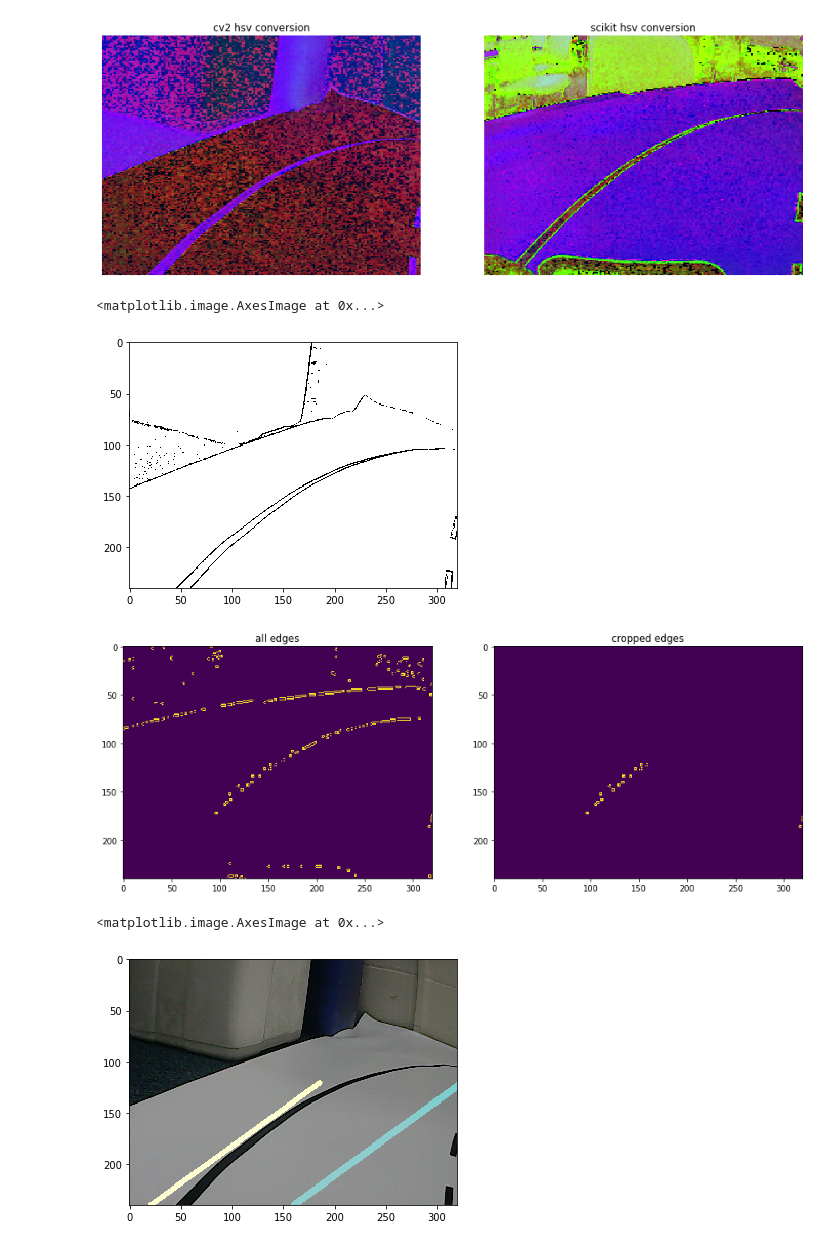
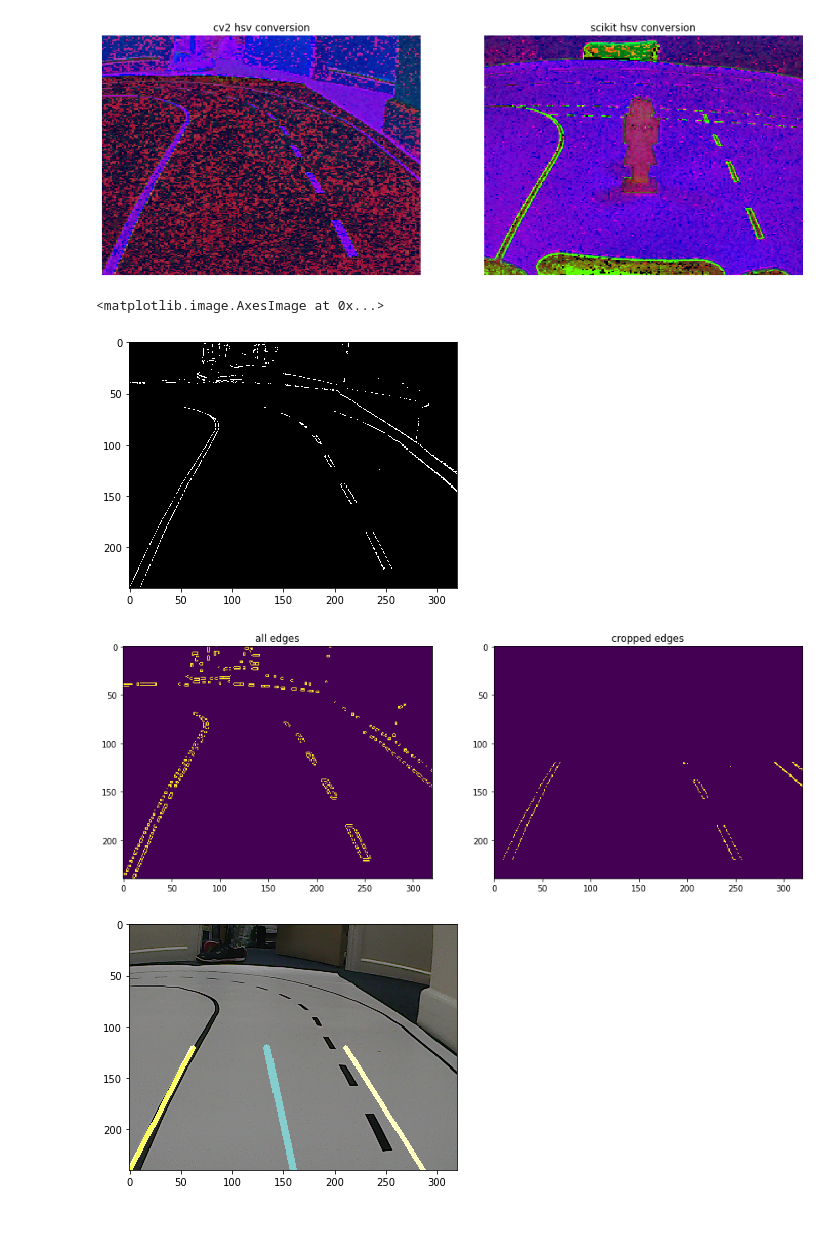
Before and after one commit to Siokhan/Self-Driving-Car, a Jupyter notebook: Scripts/Sio/Image_filtering.ipynb, the cells around one changed output. Saved outputs shown, nothing was run; the diff lists cells and outputs as text; code cells hidden in the pictures.

```diff
--- a/Scripts/Sio/Image_filtering.ipynb
+++ b/Scripts/Sio/Image_filtering.ipynb
@@ -7,9 +7,10 @@ from skimage.color import rgb2gray, gray2rgb, rgb2hsv
 #loading an image and displaying with human, getting good example from our data
 #working first on human detection, to help NN
 #master pic is from human_stopped data: 1583246765305_90_0.png
-data_dir_human = '../../Data/captureOVAL2-28_02_2020/1582901296132_110_35.png'
-data_dir_test = '../../Data/training_data/training_data/127.png'
+data_dir_human = '../../Data/human_stopped_data/1583246765305_90_0.png'
+data_dir_test = '../../Data/training_data/training_data/294.png'
 image_original = io.imread(data_dir_human)
+
 image = exposure.equalize_adapthist(image_original)
 test_image_original = io.imread(data_dir_test)
 test_image = exposure.equalize_adapthist(test_image_original)
@@ -98,24 +125,28 @@ test = rgb2hsv(image)
 hsv = cv2.cvtColor(~test_image_original, cv2.COLOR_BGR2HSV)
 sio.double_figure(15, 13, hsv, test, 'cv2 hsv conversion', 'scikit hsv conversion')
 plt.show()
+#io.imsave('hsv_conversion.png', hsv)
 # %% [output]
-[figure, old version]
+[figure, new version]
 # %%
 #isolate the lanes
-lower_black = np.array([0, 0, 0])
-upper_black = np.array([180, 255, 250])
+lower_black = np.array([0, 0, 253])
+upper_black = np.array([180, 255, 255])
 mask = cv2.inRange(hsv, lower_black, upper_black)
+edged = cv2.Canny(mask, 200, 400)
 io.imshow(mask)
+#io.imsave('lane_edges.png', mask)
 # %% [output]
 <matplotlib.image.AxesImage at 0x...>
-[figure, old version]
+[figure, new version]
 # %%
-edges = sio.detect_edges(image_original)
-roi = sio.region_of_interest(edges)
+edges = sio.detect_edges(test_image_original)
+roi = sio.region_of_interest(mask)
 sio.double_figure(15, 13, edges, roi, 'all edges', 'cropped edges', share_axis=False, axis='on')
 plt.show()
+#io.imsave('cropped_lane_edges.png', roi)
 # %% [output]
-[figure, old version]
+[figure, new version]
 # %%
 #line_segments = sio.detect_line_segments(roi)
 lane_lines = sio.detect_lane(test_image_original)
@@ -123,9 +154,9 @@ steering_angle = sio.compute_steering_angle(test_image_original, lane_lines)
 lane_lines_image = sio.display_heading_line(test_image_original, steering_angle)
 lane_lines_image = sio.display_lines(lane_lines_image, lane_lines)
 io.imshow(lane_lines_image)
+io.imsave('displayed_lines2.png', lane_lines_image)
 # %% [output]
-<matplotlib.image.AxesImage at 0x...>
-[figure, old version]
+[figure, new version]
 # %%
 def test_detect_edges(frame):
     #filter for black lane markings
```
Also changed, not shown: parts of 8 cells of this notebook, 12 other files.
